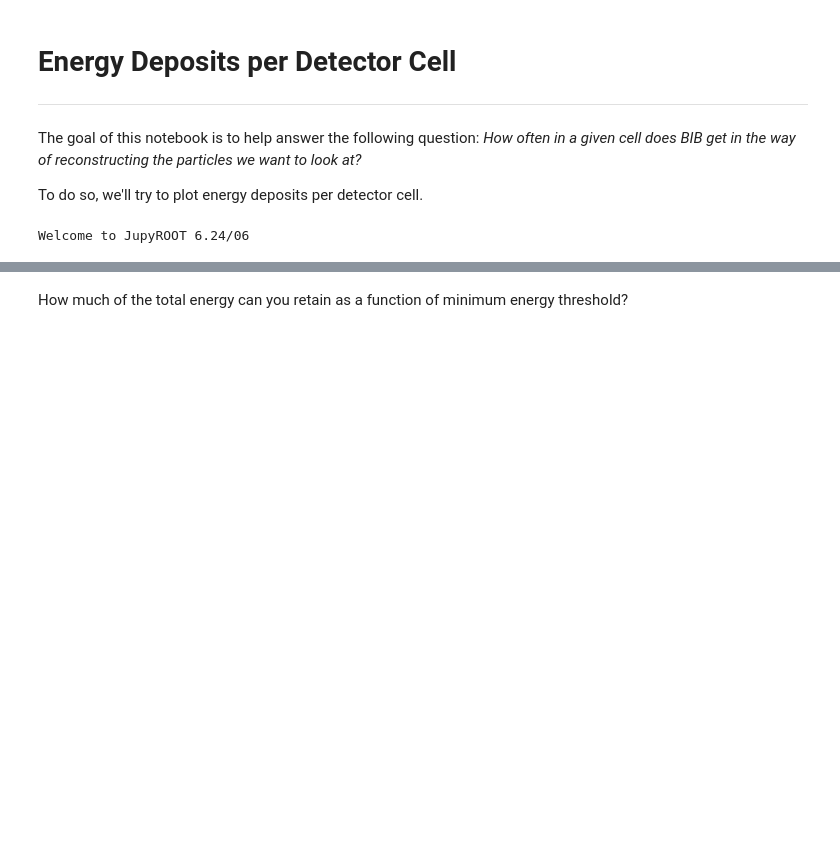
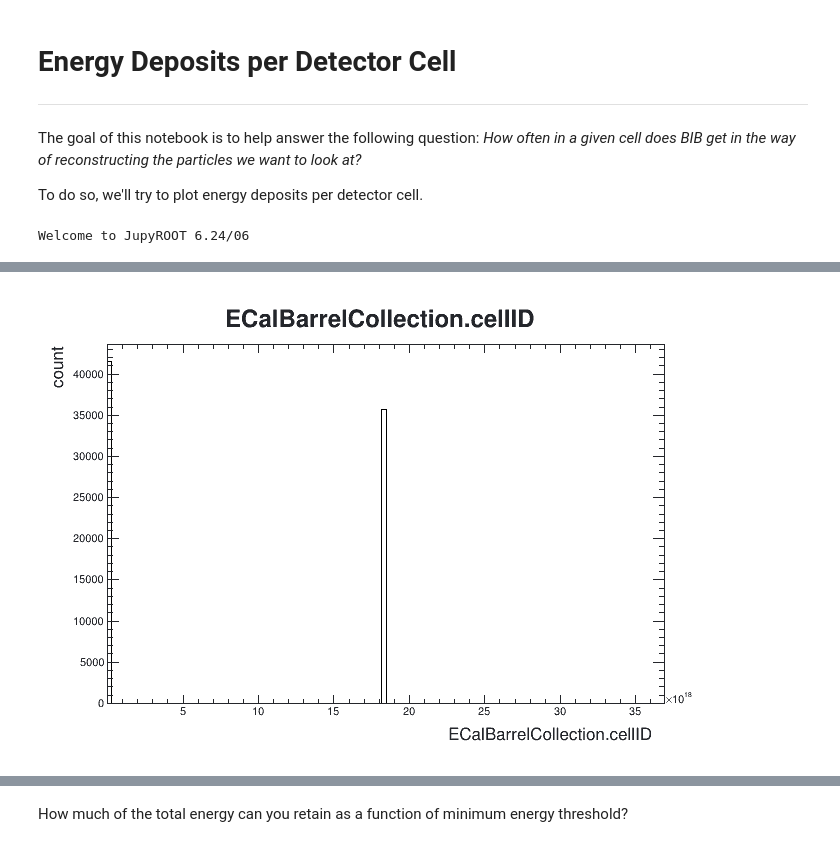
Before and after one commit to headunderheels/Jupyter-Projects, a Jupyter notebook: EnergyPerCell_NOBIB.ipynb, the cells around one changed output, grey strips where cells are left out. Drawn from its saved outputs; the diff is of its cells as text; code cells hidden in the pictures; blank space fills up the shorter version.

```diff
--- a/EnergyPerCell_NOBIB.ipynb
+++ b/EnergyPerCell_NOBIB.ipynb
@@ -46,6 +46,20 @@ Warning in <TClass::Init>: no dictionary for class edm4hep::TrackerHitPlaneData
 Warning in <TClass::Init>: no dictionary for class edm4hep::Vector2f is available
 Warning in <TClass::Init>: no dictionary for class edm4hep::Quantity is available
 Warning in <TClass::Init>: no dictionary for class podio::version::Version is available
+# %%
+# %jsroot on
+# def plot(model, column):
+#     c = rt.TCanvas()
+#     h = rt.Histo1D(model, column)
+#     h.Draw()
+#     c.Draw()
+
+c = rt.TCanvas()
+h = df.Histo1D("ECalBarrelCollection.cellID")
+h.Draw()
+c.Draw()
+# %% [output]
+[figure, added]
 # %%
 # %jsroot on
 
```
Also changed, not shown: parts of 8 cells of this notebook, 2 other files.
